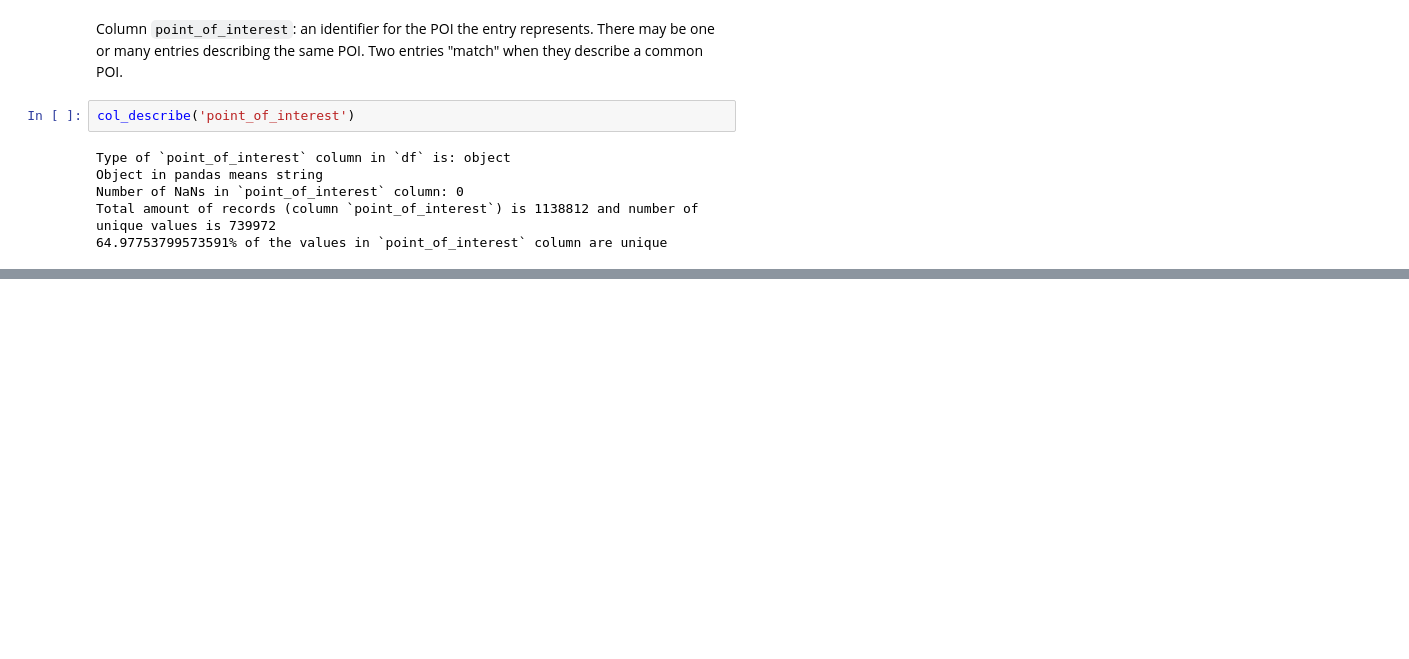
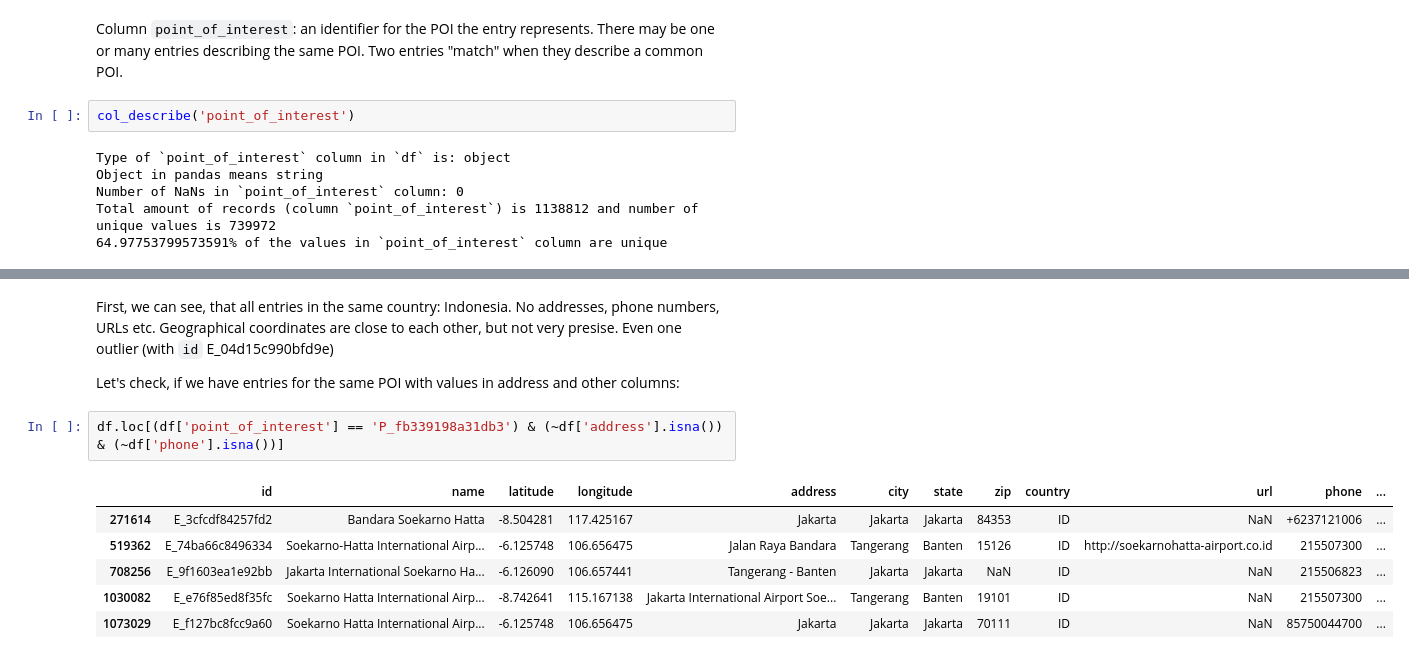
Before and after one commit to ParalogyX/Foursquare_Location_Matching, a Jupyter notebook: first_notebook.ipynb, the cells around one changed output, grey strips where cells are left out. Cells and saved outputs as stored; diff of their text form; blank space fills up the shorter version.

```diff
--- a/first_notebook.ipynb
+++ b/first_notebook.ipynb
@@ -220,0 +265,13 @@ Total amount of records (column `point_of_interest`) is 1138812 and number of un
+# %% [markdown]
+First, we can see, that all entries in the same country: Indonesia. No addresses, phone numbers, URLs etc. Geographical coordinates are close to each other, but not very presise. Even one outlier (with `id` E_04d15c990bfd9e)
+
+Let's check, if we have entries for the same POI with values in address and other columns:
+# %%
+df.loc[(df['point_of_interest'] == 'P_fb339198a31db3') & (~df['address'].isna()) & (~df['phone'].isna())]
+# %% [output]
+|  | id | name | latitude | longitude | address | city | state | zip | country | url | phone | ... |
+| 271614 | E_3cfcdf84257fd2 | Bandara Soekarno Hatta | -8.504281 | 117.425167 | Jakarta | Jakarta | Jakarta | 84353 | ID | NaN | +6237121006 | ... |
+| 519362 | E_74ba66c8496334 | Soekarno-Hatta International Airp... | -6.125748 | 106.656475 | Jalan Raya Bandara | Tangerang | Banten | 15126 | ID | http://soekarnohatta-airport.co.id | 215507300 | ... |
+| 708256 | E_9f1603ea1e92bb | Jakarta International Soekarno Ha... | -6.126090 | 106.657441 | Tangerang - Banten | Jakarta | Jakarta | NaN | ID | NaN | 215506823 | ... |
+| 1030082 | E_e76f85ed8f35fc | Soekarno Hatta International Airp... | -8.742641 | 115.167138 | Jakarta International Airport Soe... | Tangerang | Banten | 19101 | ID | NaN | 215507300 | ... |
+| 1073029 | E_f127bc8fcc9a60 | Soekarno Hatta International Airp... | -6.125748 | 106.656475 | Jakarta | Jakarta | Jakarta | 70111 | ID | NaN | 85750044700 | ... |
```
Also changed, not shown: parts of 12 cells of this notebook.
